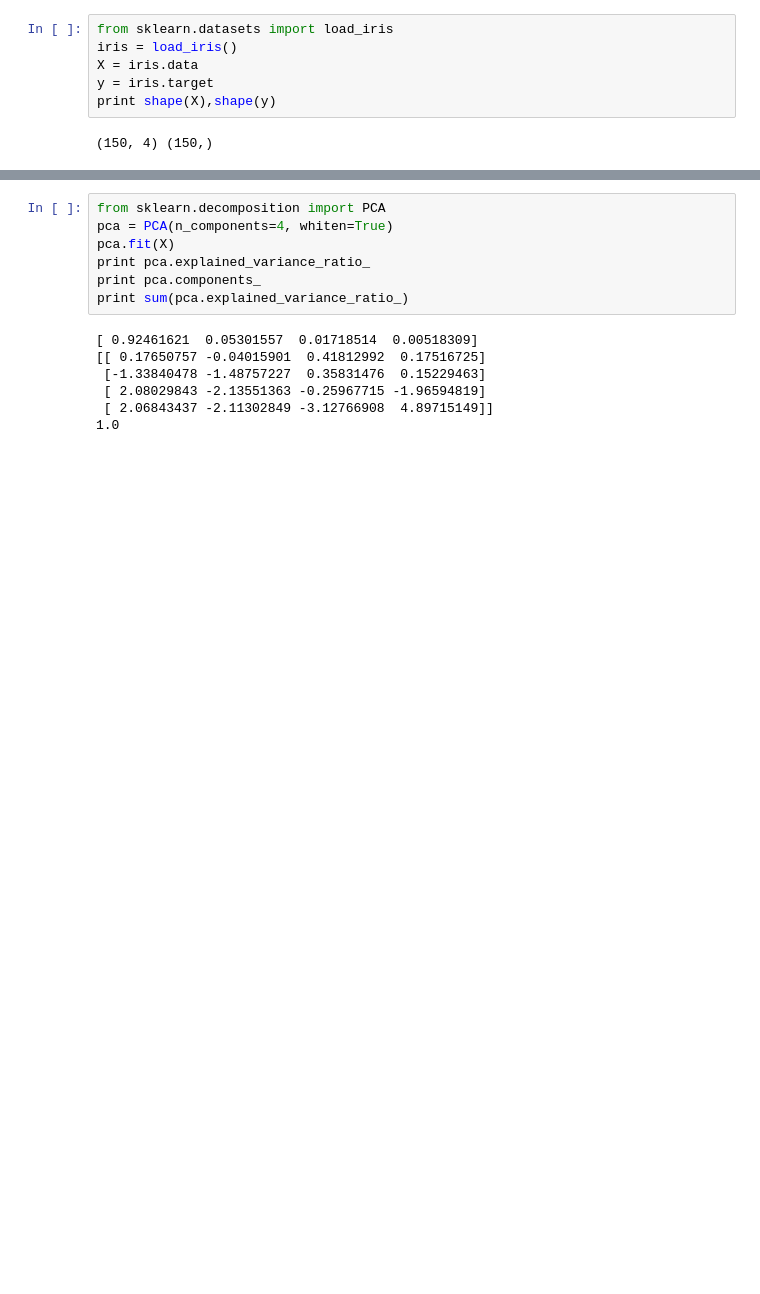
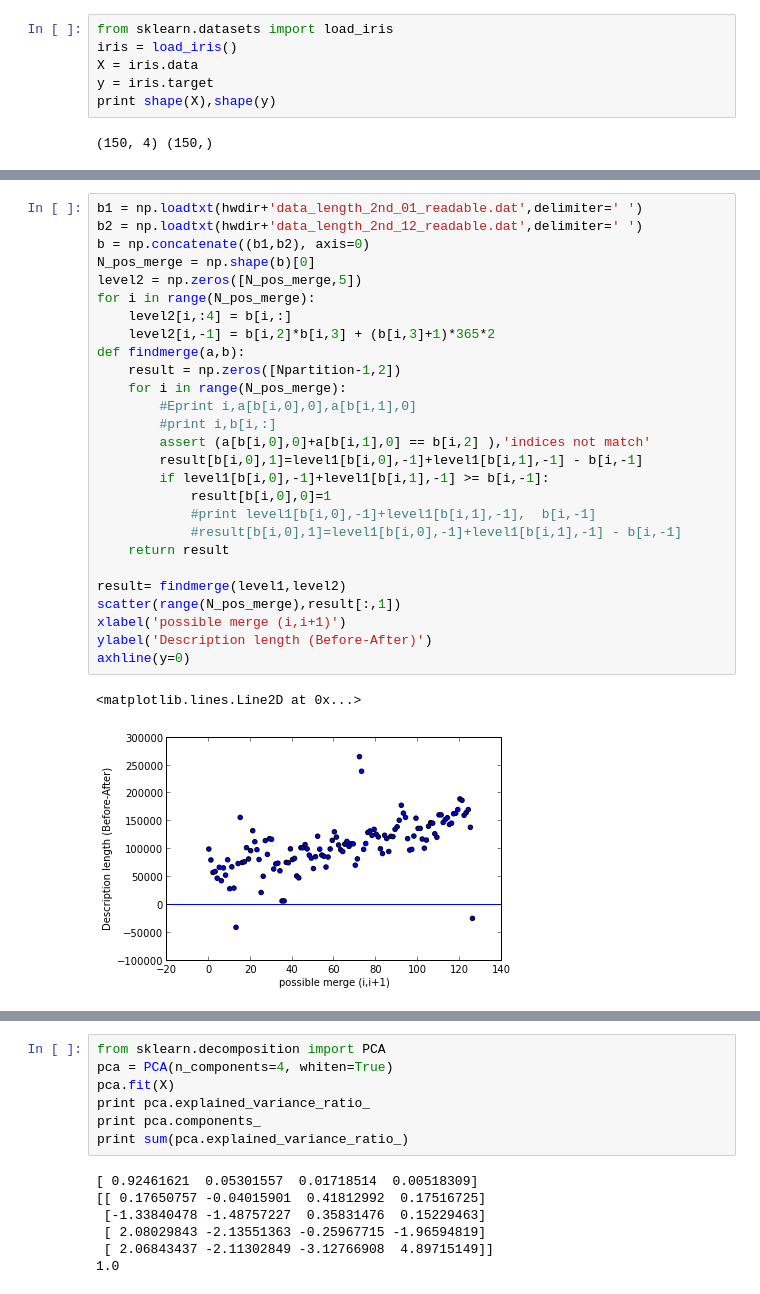
Before and after one commit to yejingxin/UCSD_BigData, a Jupyter notebook: homework/hw2/Untitled0.ipynb, the cells around one changed output, grey strips where cells are left out. Saved outputs shown, nothing was run; the diff lists cells and outputs as text; blank space fills up the shorter version.

```diff
--- a/homework/hw2/Untitled0.ipynb
+++ b/homework/hw2/Untitled0.ipynb
@@ -8,0 +52,30 @@ print shape(X),shape(y)
+# %%
+b1 = np.loadtxt(hwdir+'data_length_2nd_01_readable.dat',delimiter=' ')
+b2 = np.loadtxt(hwdir+'data_length_2nd_12_readable.dat',delimiter=' ')
+b = np.concatenate((b1,b2), axis=0)
+N_pos_merge = np.shape(b)[0]
+level2 = np.zeros([N_pos_merge,5])
+for i in range(N_pos_merge):
+    level2[i,:4] = b[i,:]
+    level2[i,-1] = b[i,2]*b[i,3] + (b[i,3]+1)*365*2
+def findmerge(a,b):
+    result = np.zeros([Npartition-1,2])
+    for i in range(N_pos_merge):
+        #Eprint i,a[b[i,0],0],a[b[i,1],0]
+        #print i,b[i,:]
+        assert (a[b[i,0],0]+a[b[i,1],0] == b[i,2] ),'indices not match'
+        result[b[i,0],1]=level1[b[i,0],-1]+level1[b[i,1],-1] - b[i,-1]
+        if level1[b[i,0],-1]+level1[b[i,1],-1] >= b[i,-1]:
+            result[b[i,0],0]=1
+            #print level1[b[i,0],-1]+level1[b[i,1],-1],  b[i,-1]
+            #result[b[i,0],1]=level1[b[i,0],-1]+level1[b[i,1],-1] - b[i,-1]
+    return result
+
+result= findmerge(level1,level2)
+scatter(range(N_pos_merge),result[:,1])
+xlabel('possible merge (i,i+1)')
+ylabel('Description length (Before-After)')
+axhline(y=0)
+# %% [output]
+<matplotlib.lines.Line2D at 0x...>
+[figure, added]
```
Also changed, not shown: parts of 12 cells of this notebook, 4 other files.
